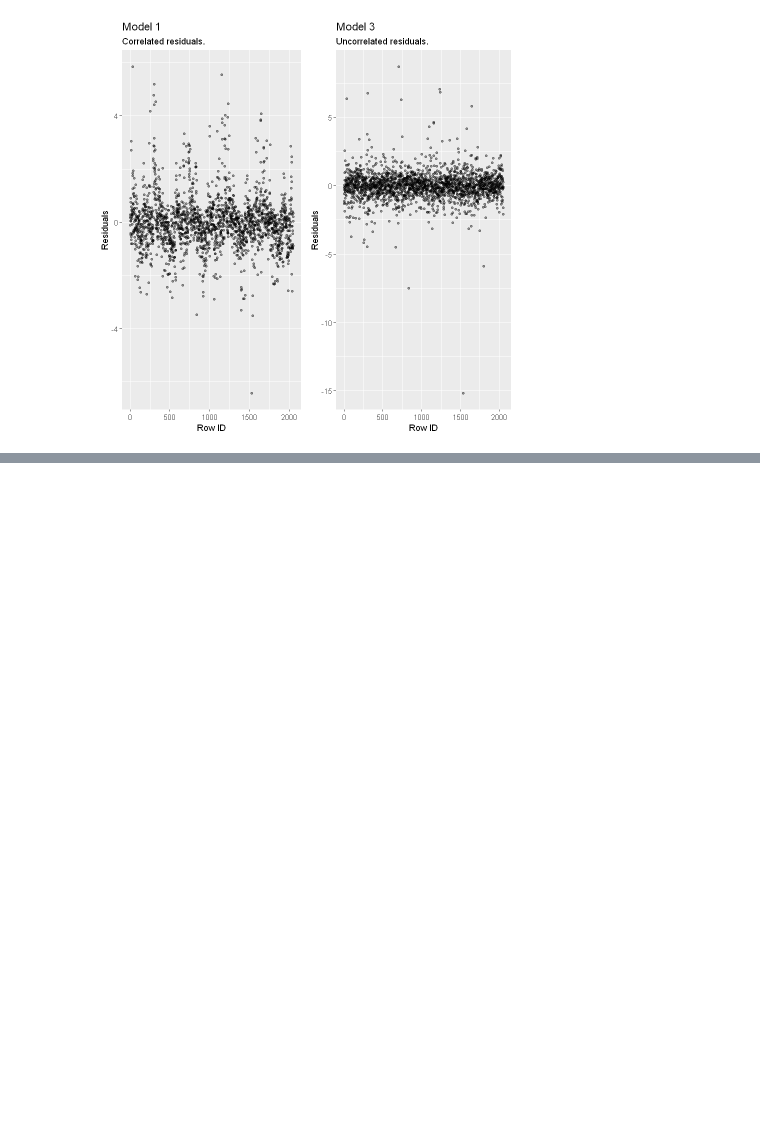
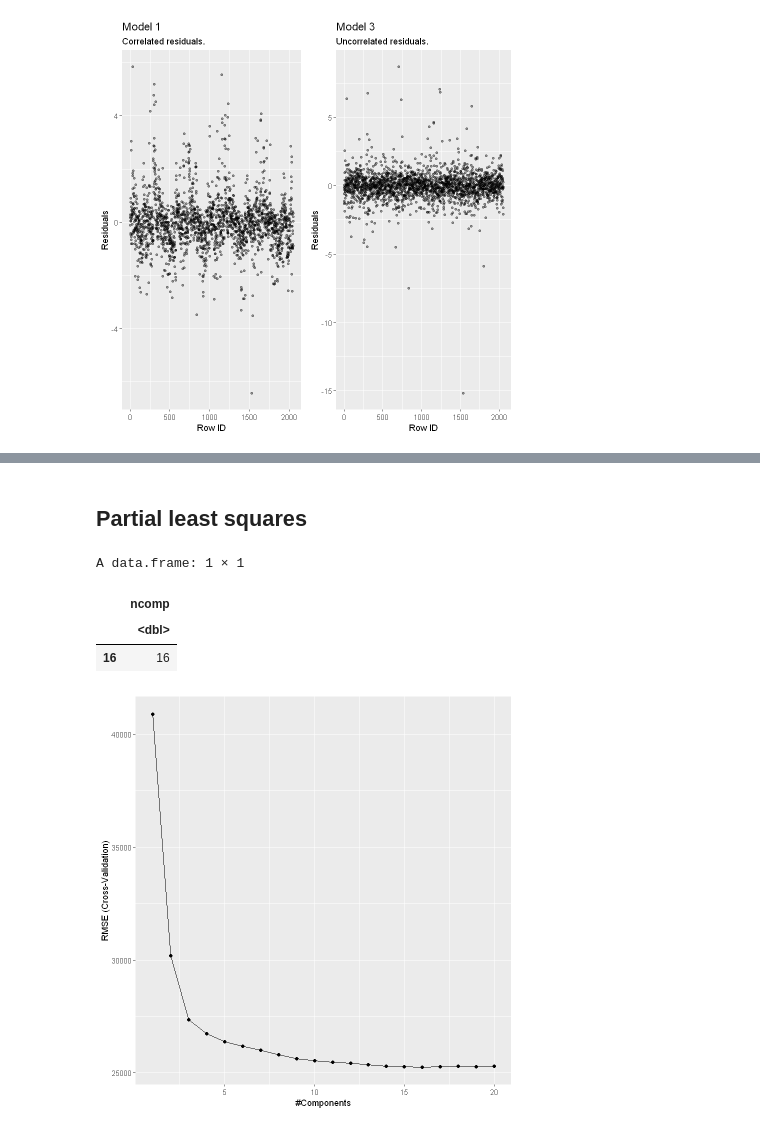
Before and after one commit to summerofgeorge/homlr, a Jupyter notebook: ch-4.ipynb, the cells around one changed output, grey strips where cells are left out. Drawn from its saved outputs; the diff is of its cells as text; code cells hidden in the pictures; blank space fills up the shorter version.

```diff
--- a/ch-4.ipynb
+++ b/ch-4.ipynb
@@ -328,0 +440,27 @@ Warning message:
+# %% [markdown]
+## Partial least squares
+# %%
+# perform 10-fold cross validation on a PLS model tuning the
+# number of principal components to use as predictors from 1-20
+set.seed(123)
+
+cv_model_pls <- train(
+    Sale_Price ~ .,
+    data = ames_train,
+    method = "pls",
+    trControl = trainControl(method = "cv", number = 10),
+    preProcess = c("zv", "center", "scale"),
+    tuneLength = 20
+)
+
+# model with lowest RMSE
+cv_model_pls$bestTune
+
+# plot cross-validated RMSE
+ggplot(cv_model_pls)
+# %% [output]
+A data.frame: 1 × 1
+|  | ncomp |
+|  | <dbl> |
+| 16 | 16 |
+[figure, added]
```
Also changed, not shown: parts of 13 cells of this notebook, 6 other files.
